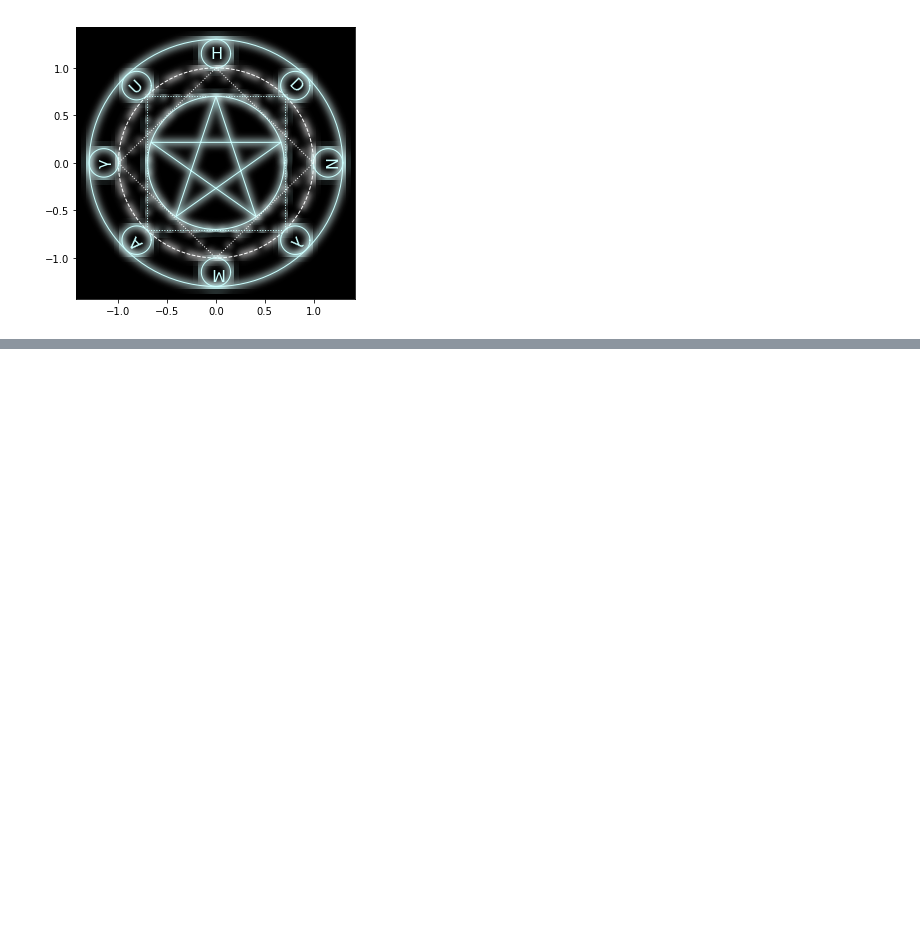
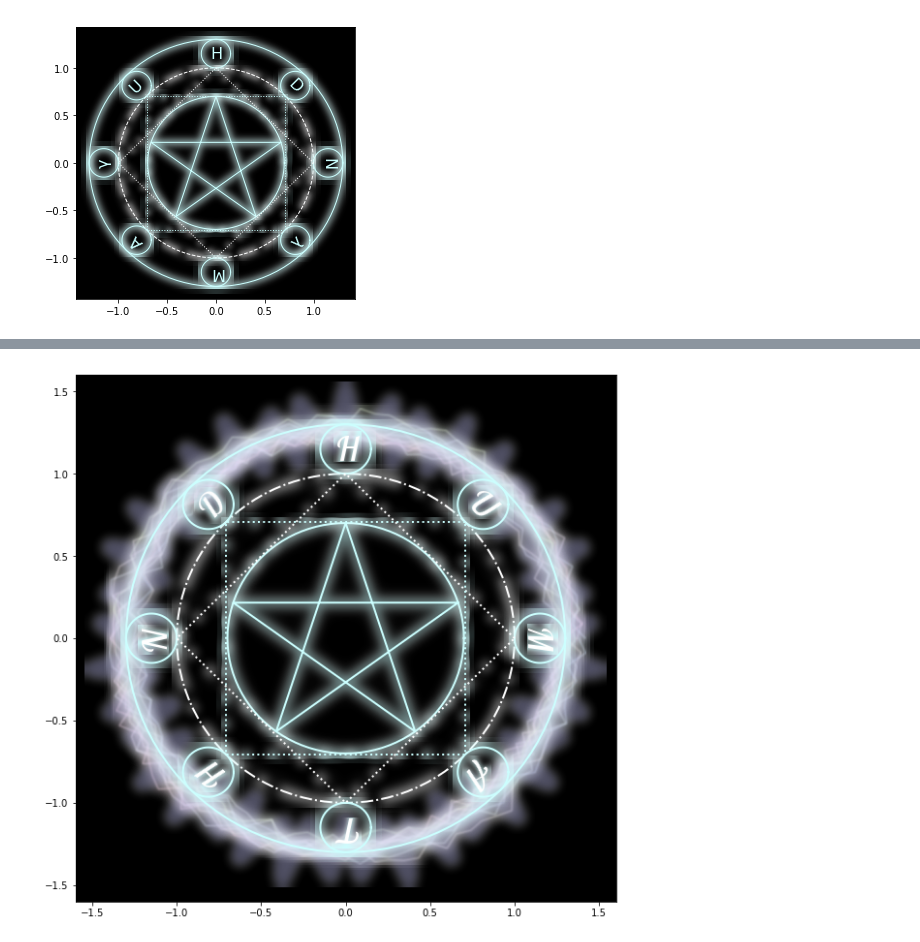
Before and after one commit to tjwei/NDHU_AM1130, a Jupyter notebook: week11-magic-circle.ipynb, the cells around one changed output, grey strips where cells are left out. Cells and saved outputs as stored; diff of their text form; code cells hidden in the pictures; blank space fills up the shorter version.

```diff
--- a/week11-magic-circle.ipynb
+++ b/week11-magic-circle.ipynb
@@ -175,0 +138,69 @@ plotx(np.cos(t+np.pi/4), np.sin(t+np.pi/4), ':', color=color)
+# %%
+from scipy.ndimage import gaussian_filter
+def Blur(sigma):
+    def blur(img, dpi):
+        return gaussian_filter(img, (sigma,sigma,0)), -0, 0
+    return blur
+# %%
+def plotx(*a, linewidth=2, **k):
+    plt.plot(*a, **k, linewidth=10*linewidth, alpha=0.1, agg_filter=Blur(7))
+    plt.plot(*a, **k, linewidth=5*linewidth, alpha=0.5, agg_filter=Blur(5))
+    plt.plot(*a, **k, linewidth=linewidth)
+# %%
+import matplotlib.font_manager
+
+plt.figure(figsize=(10,10))
+ax = plt.gca()
+ax.set_facecolor('black')
+plt.xlim(-1.6,1.6)
+plt.ylim(-1.6, 1.6)
+
+t = np.linspace(0, 2*np.pi, 101)
+for d in range(10):
+    shift = np.random.uniform(low=0, high=2*np.pi)
+    noise = np.random.uniform(low=-0.05, high=0.05, size=t.shape)
+    freq = np.random.uniform(low=0.5, high=2)
+    r = np.random.uniform(low=0.5, high=2, size=t.shape)
+    color = tuple(np.random.uniform(0.8,1, size=3))
+    z =1.3+.05*r*np.sin(freq*t+shift+noise)+noise
+    plt.plot(z*np.cos(t), z*np.sin(t), c=color, linewidth=12, alpha=0.1, agg_filter=Blur(7))
+    plt.plot(z*np.cos(t), z*np.sin(t), c=color, linewidth=7, alpha=0.3, agg_filter=Blur(5))
+    plt.plot(z*np.cos(t), z*np.sin(t), c=color, linewidth=1, alpha=.7, agg_filter=Blur(1))
+
+color = (.8,1,1)
+t = np.linspace(0, 2*np.pi, 101)
+r = 1.3+0.2*np.sin(37*t)
+plt.plot( r*np.cos(t), r*np.sin(t),  color=(0.8,0.8, 1), linewidth=20,alpha=0.4, agg_filter=Blur(5))
+
+plotx(np.cos(t), np.sin(t), '-.', color='w')
+plotx(.7*np.cos(t), .7*np.sin(t), color=color)
+
+plotx(1.3*np.cos(t), 1.3*np.sin(t), color=color)
+
+TEXT = 'NDHUMATH'
+font1 = matplotlib.font_manager.FontProperties(family='Lobster Two',
+            size=34, style='italic', weight='light')
+font2 = matplotlib.font_manager.FontProperties(family='Lobster Two',
+            size=42, style='italic', weight='heavy')
+for i in range(len(TEXT)):
+    s = np.pi*2*(.5-i/len(TEXT))
+    x0,y0 = 1.11*np.cos(s), 1.13*np.sin(s)
+    ax.text(x0, y0, TEXT[i],
+            color=color, va='center', ha='center',
+            rotation=s*180/np.pi-90, fontproperties=font2, agg_filter=Blur(3))
+    ax.text(x0, y0, TEXT[i],
+            color='white', va='center', ha='center',
+            rotation=s*180/np.pi-90, fontproperties=font1)
+    x0,y0 = 1.15*np.cos(s), 1.15*np.sin(s)
+    plotx(.15*np.cos(t)+x0, .15*np.sin(t)+y0, color=color)
+
+
+t = np.linspace(0, 4*np.pi, 6)
+plotx(.7*np.cos(t+np.pi/10), .7*np.sin(t+np.pi/10), color=color)
+
+
+t = np.linspace(0, 2*np.pi, 5)
+plotx(np.cos(t), np.sin(t), 'w:')
+plotx(np.cos(t+np.pi/4), np.sin(t+np.pi/4), ':', color=color)
+# %% [output]
+[figure, added]
```
Also changed, not shown: parts of 3 cells of this notebook, 1 other file.
